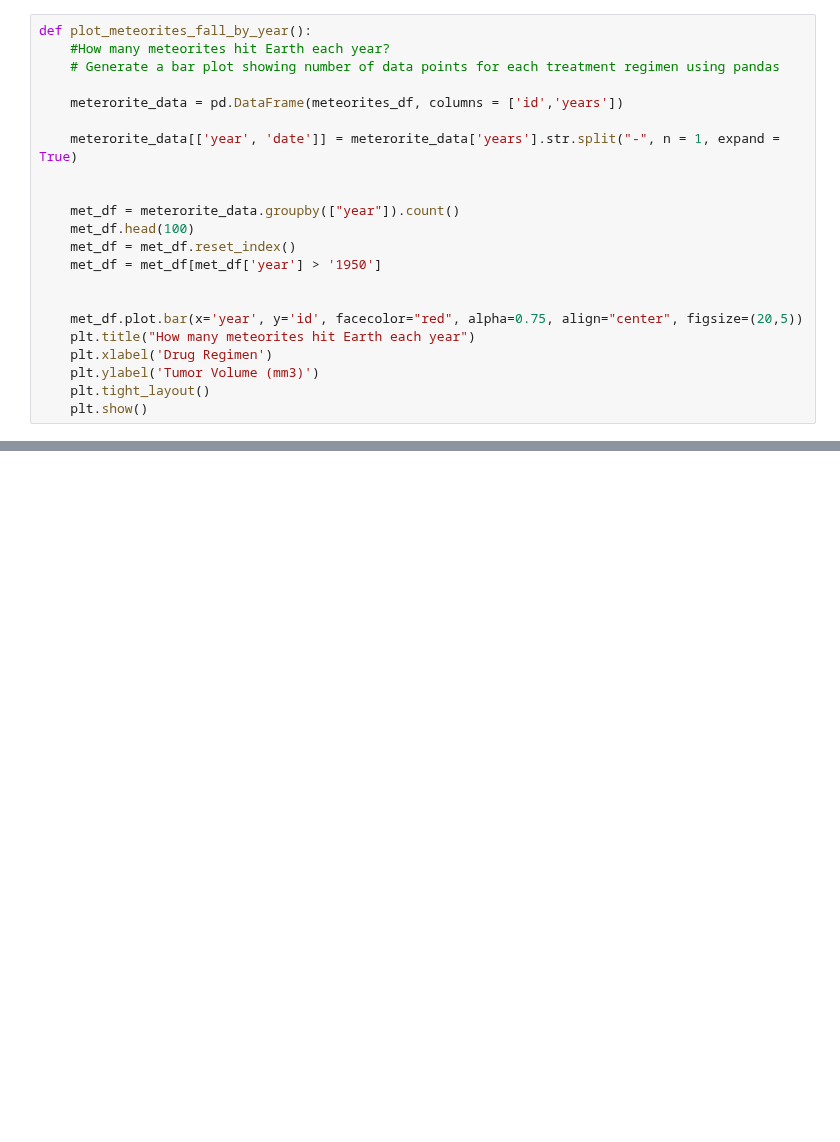
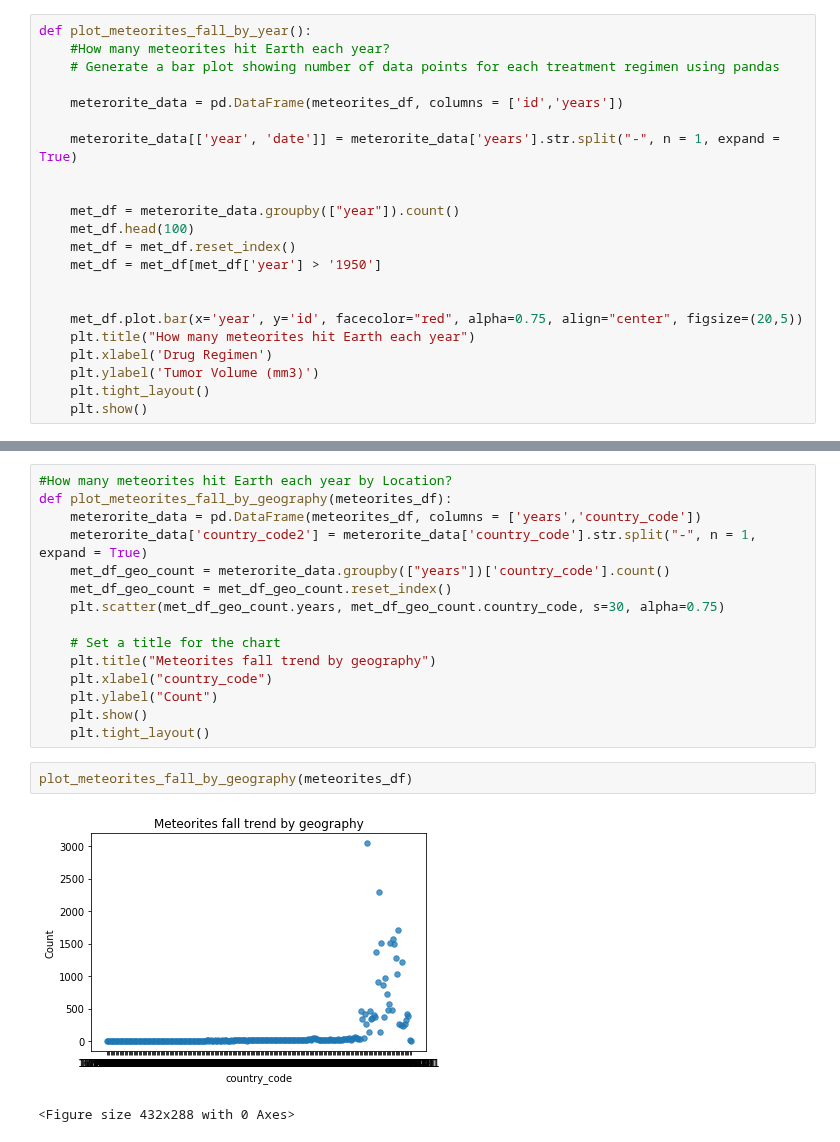
Before and after one commit to Derrickallenh/Meaningful-Meteorites, a Jupyter notebook: meteorites_data_analysis.ipynb, the cells around one changed output, grey strips where cells are left out. Saved outputs shown, nothing was run; the diff lists cells and outputs as text; blank space fills up the shorter version.

```diff
--- a/meteorites_data_analysis.ipynb
+++ b/meteorites_data_analysis.ipynb
@@ -72,0 +117,20 @@ plot_meteorites_fall_by_year()
+# %%
+#How many meteorites hit Earth each year by Location?
+def plot_meteorites_fall_by_geography(meteorites_df):
+    meterorite_data = pd.DataFrame(meteorites_df, columns = ['years','country_code'])
+    meterorite_data['country_code2'] = meterorite_data['country_code'].str.split("-", n = 1, expand = True)
+    met_df_geo_count = meterorite_data.groupby(["years"])['country_code'].count()
+    met_df_geo_count = met_df_geo_count.reset_index()
+    plt.scatter(met_df_geo_count.years, met_df_geo_count.country_code, s=30, alpha=0.75)
+
+    # Set a title for the chart
+    plt.title("Meteorites fall trend by geography")
+    plt.xlabel("country_code")
+    plt.ylabel("Count")
+    plt.show()
+    plt.tight_layout()
+# %%
+plot_meteorites_fall_by_geography(meteorites_df)
+# %% [output]
+[figure, added]
+<Figure size 432x288 with 0 Axes>
```
Also changed, not shown: parts of 11 cells of this notebook.
